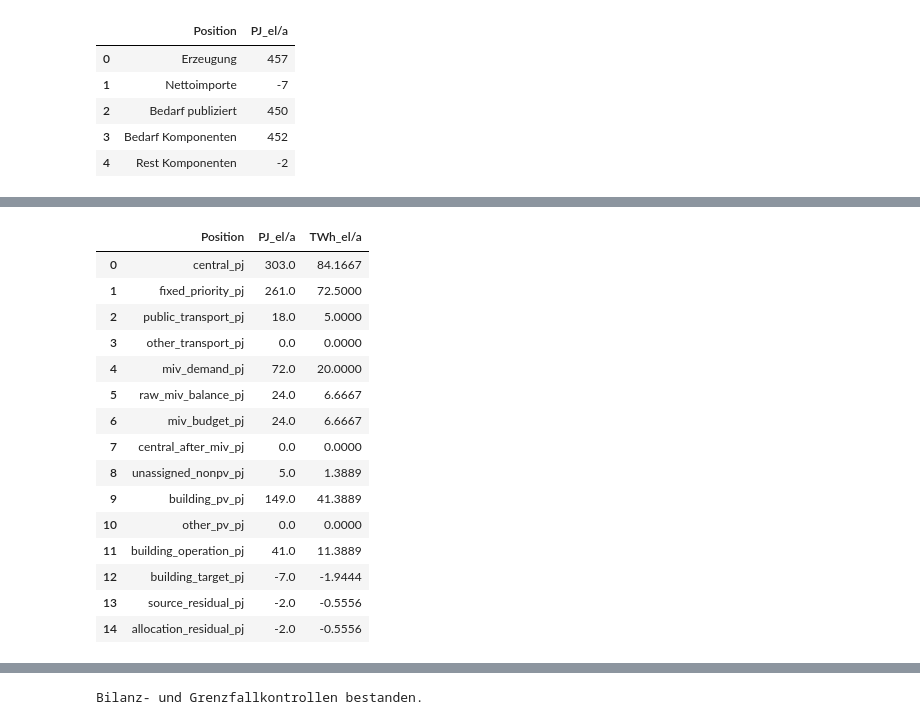
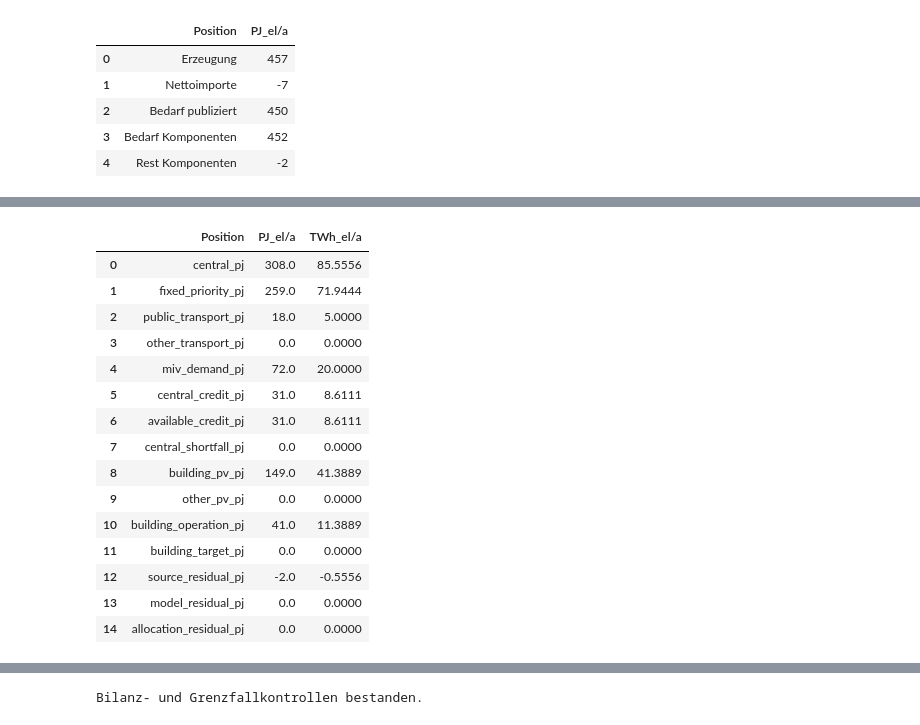
Before and after one commit to simonschaluppe/peq-higrube, a Jupyter notebook: Berechnungen/sektorenmodell/allokation.ipynb, the cells around one changed output, grey strips where cells are left out. Saved outputs shown, nothing was run; the diff lists cells and outputs as text; code cells hidden in the pictures.

```diff
--- a/Berechnungen/sektorenmodell/allokation.ipynb
+++ b/Berechnungen/sektorenmodell/allokation.ipynb
@@ -145,52 +126,39 @@ Diese Identität verhindert, dass ein Pool verschwindet oder doppelt gutgeschrie
 # %%
-# Fachliche Modellfunktion bewusst in der Notebook-Zelle, nicht in einem externen Modul.
 def allocate(p):
+    assert 'eligible_nonpv_share' not in p, 'Veraltete Anrechnungsparameter: volle Deckungsanrechnung ist festgelegt'
     for key in ['other_pv_share','miv_share','public_transport_share','other_transport_share']:
         assert np.isfinite(p[key]) and 0<=p[key]<=1, key
     assert np.isclose(sum(p[k] for k in ['miv_share','public_transport_share','other_transport_share']),1)
-    assert set(p['eligible_nonpv_share'])=={'hydro','wind','biomass','geothermal','hydrogen_electricity'}
-    assert all(np.isfinite(v) and 0<=v<=1 for v in p['eligible_nonpv_share'].values())
-    central=sum(g[k]*share for k,share in p['eligible_nonpv_share'].items())
-    export=max(-g['net_imports'],0)
-    fixed=sum(d[k] for k in ['industrie','landwirtschaft','verbrauch_sektor_energie','umwandlungseinsatz','transportverluste'])+export
-    miv=d['verkehr']*p['miv_share']
-    public=d['verkehr']*p['public_transport_share']
-    other=d['verkehr']*p['other_transport_share']
-    raw=central-fixed-public-other
-    budget=min(max(raw,0),miv)
-    pv_building=g['pv']*(1-p['other_pv_share'])
-    pv_other=g['pv']*p['other_pv_share']
-    unassigned_nonpv=source_generation-g['pv']-central
-    building_operation=pv_building-d['gebaeude']
-    building=building_operation+budget-miv
-    central_after=raw-budget
-    closure=building+central_after+pv_other+unassigned_nonpv+max(g['net_imports'],0)
-    assert np.isclose(closure,source_residual), 'Zuordnungsbilanz verletzt'
-    assert 0<=budget<=miv
+    pv_other=g['pv']*p['other_pv_share']; pv_building=g['pv']-pv_other
+    central=sum(g[k] for k in generation_keys if k!='pv')+pv_other+max(g['net_imports'],0)
+    fixed=sum(d[k] for k in ['industrie','landwirtschaft','verbrauch_sektor_energie','umwandlungseinsatz','transportverluste'])+assumptions['model_net_exports_pj']
+    miv=d['verkehr']*p['miv_share']; public=d['verkehr']*p['public_transport_share']; other=d['verkehr']*p['other_transport_share']
+    credit=central-fixed-public-other
+    operation=pv_building-d['gebaeude']; balance=operation+credit-miv
+    assert np.isclose(balance,model_residual), 'Zuordnungsbilanz verletzt'
     return dict(central_pj=central,fixed_priority_pj=fixed,public_transport_pj=public,other_transport_pj=other,
-                miv_demand_pj=miv,raw_miv_balance_pj=raw,miv_budget_pj=budget,
-                central_after_miv_pj=central_after,unassigned_nonpv_pj=unassigned_nonpv,
-                building_pv_pj=pv_building,other_pv_pj=pv_other,building_operation_pj=building_operation,
-                building_target_pj=building,source_residual_pj=source_residual,allocation_residual_pj=closure,
-                priority_covered=raw>=-1e-9)
+        miv_demand_pj=miv,central_credit_pj=credit,available_credit_pj=max(credit,0),central_shortfall_pj=max(-credit,0),
+        building_pv_pj=pv_building,other_pv_pj=pv_other,building_operation_pj=operation,
+        building_target_pj=balance,source_residual_pj=source_residual,model_residual_pj=model_residual,
+        allocation_residual_pj=balance)
 result=allocate(parameters)
-result_table=pd.DataFrame([{'Position':k,'PJ_el/a':v,'TWh_el/a':v/3.6} for k,v in result.items() if k!='priority_covered'])
+result_table=pd.DataFrame([{'Position':k,'PJ_el/a':v,'TWh_el/a':v/3.6} for k,v in result.items()])
 display(result_table.round(4))
 # %% [output]
 |  | Position | PJ_el/a | TWh_el/a |
-| 0 | central_pj | 303.0 | 84.1667 |
-| 1 | fixed_priority_pj | 261.0 | 72.5000 |
+| 0 | central_pj | 308.0 | 85.5556 |
+| 1 | fixed_priority_pj | 259.0 | 71.9444 |
 | 2 | public_transport_pj | 18.0 | 5.0000 |
 | 3 | other_transport_pj | 0.0 | 0.0000 |
 | 4 | miv_demand_pj | 72.0 | 20.0000 |
-| 5 | raw_miv_balance_pj | 24.0 | 6.6667 |
-| 6 | miv_budget_pj | 24.0 | 6.6667 |
-| 7 | central_after_miv_pj | 0.0 | 0.0000 |
-| 8 | unassigned_nonpv_pj | 5.0 | 1.3889 |
-| 9 | building_pv_pj | 149.0 | 41.3889 |
-| 10 | other_pv_pj | 0.0 | 0.0000 |
-| 11 | building_operation_pj | 41.0 | 11.3889 |
-| 12 | building_target_pj | -7.0 | -1.9444 |
-| 13 | source_residual_pj | -2.0 | -0.5556 |
-| 14 | allocation_residual_pj | -2.0 | -0.5556 |
+| 5 | central_credit_pj | 31.0 | 8.6111 |
+| 6 | available_credit_pj | 31.0 | 8.6111 |
+| 7 | central_shortfall_pj | 0.0 | 0.0000 |
+| 8 | building_pv_pj | 149.0 | 41.3889 |
+| 9 | other_pv_pj | 0.0 | 0.0000 |
+| 10 | building_operation_pj | 41.0 | 11.3889 |
+| 11 | building_target_pj | 0.0 | 0.0000 |
+| 12 | source_residual_pj | -2.0 | -0.5556 |
+| 13 | model_residual_pj | 0.0 | 0.0000 |
+| 14 | allocation_residual_pj | 0.0 | 0.0000 |
 # %% [markdown]
```
Also changed, not shown: parts of 10 cells of this notebook, 28 other files.
